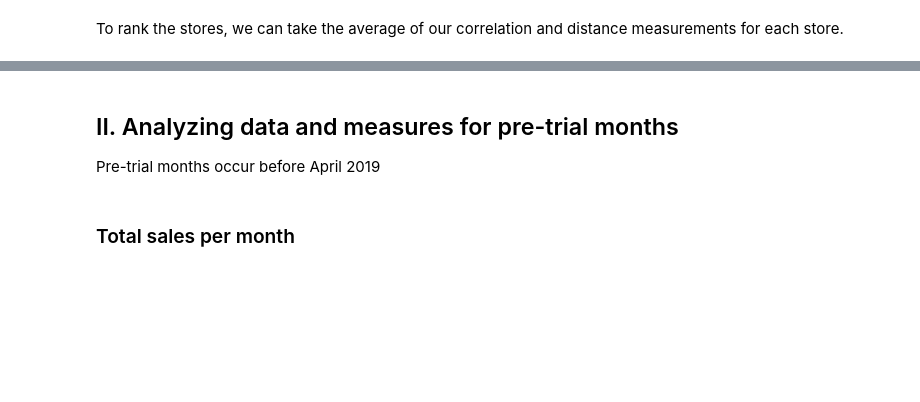
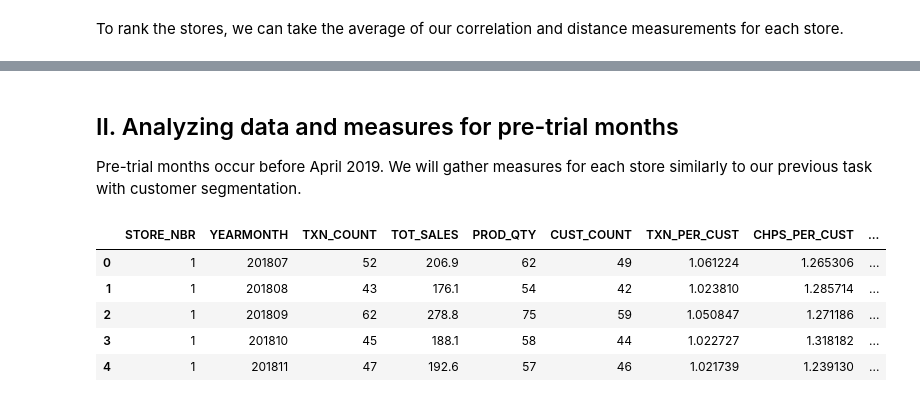
Before and after one commit to dherzey/Forage_Virtual_Internship, a Jupyter notebook: Quantium/Quantium_Task2.ipynb, the cells around one changed output, grey strips where cells are left out. Drawn from its saved outputs; the diff is of its cells as text; code cells hidden in the pictures; blank space fills up the shorter version.

```diff
--- a/Quantium/Quantium_Task2.ipynb
+++ b/Quantium/Quantium_Task2.ipynb
@@ -198,5 +204,12 @@ From our results, the stores most similar to trial store 77 are control stores 5
 # %% [markdown]
 ## II. Analyzing data and measures for pre-trial months
-Pre-trial months occur before April 2019
+Pre-trial months occur before April 2019. We will gather measures for each store similarly to our previous task with customer segmentation.
-# %% [markdown]
-### Total sales per month
+# %%
+measures.head()
+# %% [output]
+|  | STORE_NBR | YEARMONTH | TXN_COUNT | TOT_SALES | PROD_QTY | CUST_COUNT | TXN_PER_CUST | CHPS_PER_CUST | ... |
+| 0 | 1 | 201807 | 52 | 206.9 | 62 | 49 | 1.061224 | 1.265306 | ... |
+| 1 | 1 | 201808 | 43 | 176.1 | 54 | 42 | 1.023810 | 1.285714 | ... |
+| 2 | 1 | 201809 | 62 | 278.8 | 75 | 59 | 1.050847 | 1.271186 | ... |
+| 3 | 1 | 201810 | 45 | 188.1 | 58 | 44 | 1.022727 | 1.318182 | ... |
+| 4 | 1 | 201811 | 47 | 192.6 | 57 | 46 | 1.021739 | 1.239130 | ... |
```
Also changed, not shown: parts of 9 cells of this notebook.
